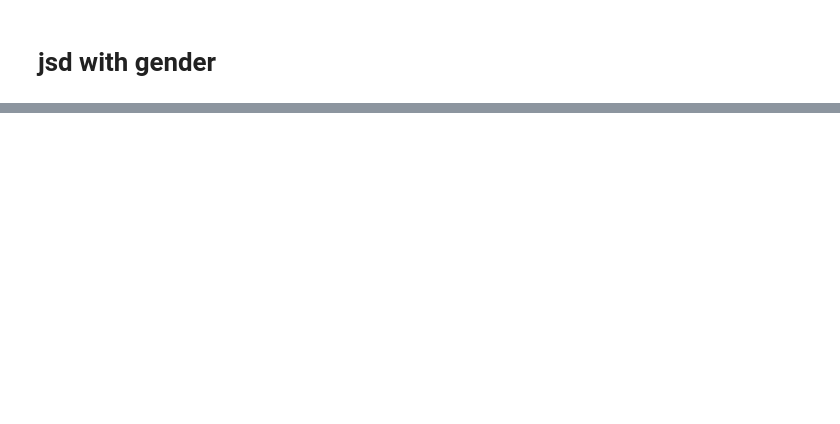
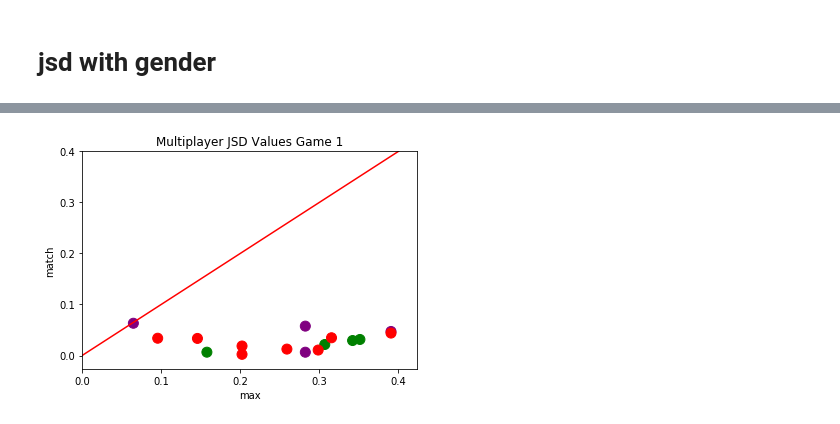
Before and after one commit to baryos/MAB, a Jupyter notebook: MAB3.ipynb, the cells around one changed output, grey strips where cells are left out. Cells and saved outputs as stored; diff of their text form; code cells hidden in the pictures; blank space fills up the shorter version.

```diff
--- a/MAB3.ipynb
+++ b/MAB3.ipynb
@@ -3076,25 +3645,27 @@ plt.show()
 # %%
 colors_jsd_j = ['purple','green','green','purple','r','r','r','r','purple','green','green','purple','r','r','r','r']
 # %%
-fig, j_jsd_g1_plot = plt.subplots()
+#fig, j_jsd_g1_plot = plt.subplots()
 j_jsd_g1_plot = j_jsd_g1.plot.scatter(x='max',y='match',s=100,c=colors_jsd_j,title='Multiplayer JSD Values Game 1')
 plt.xticks(np.arange(0, 0.5, step=0.1))
 plt.yticks(np.arange(0, 0.5, step=0.1))
 line1 = mlines.Line2D([0, 0.4],[0, 0.4], color='red')
 #line2 = mlines.Line2D([0,0.8],[0.2148,0.2148])
 #line2 = mlines.Line2D([0, 0.4],[0.2148, 0.2148], color='red')
 
 line2 = mlines.Line2D([0.2148, 0.2148],[-0.03, 0.5], color='red')
 line3 = mlines.Line2D([-0.03,0.8],[0.2148,0.2148])
 
 #transform = ax.transAxes
 #line2 doesn't show up; all below it?
 #line.set_transform(transform)
 j_jsd_g1_plot.add_line(line1)
 #j_jsd_g1_plot.add_line(line2)
 #j_jsd_g1_plot.add_line(line3)
 
 #plt.legend(handles=patches)
 plt.savefig('j_jsd_1.eps',format='eps',dpi=1000)
 plt.show()
+# %% [output]
+[figure, added]
 # %%
```
Also changed, not shown: parts of 106 cells of this notebook, 9 other files.
